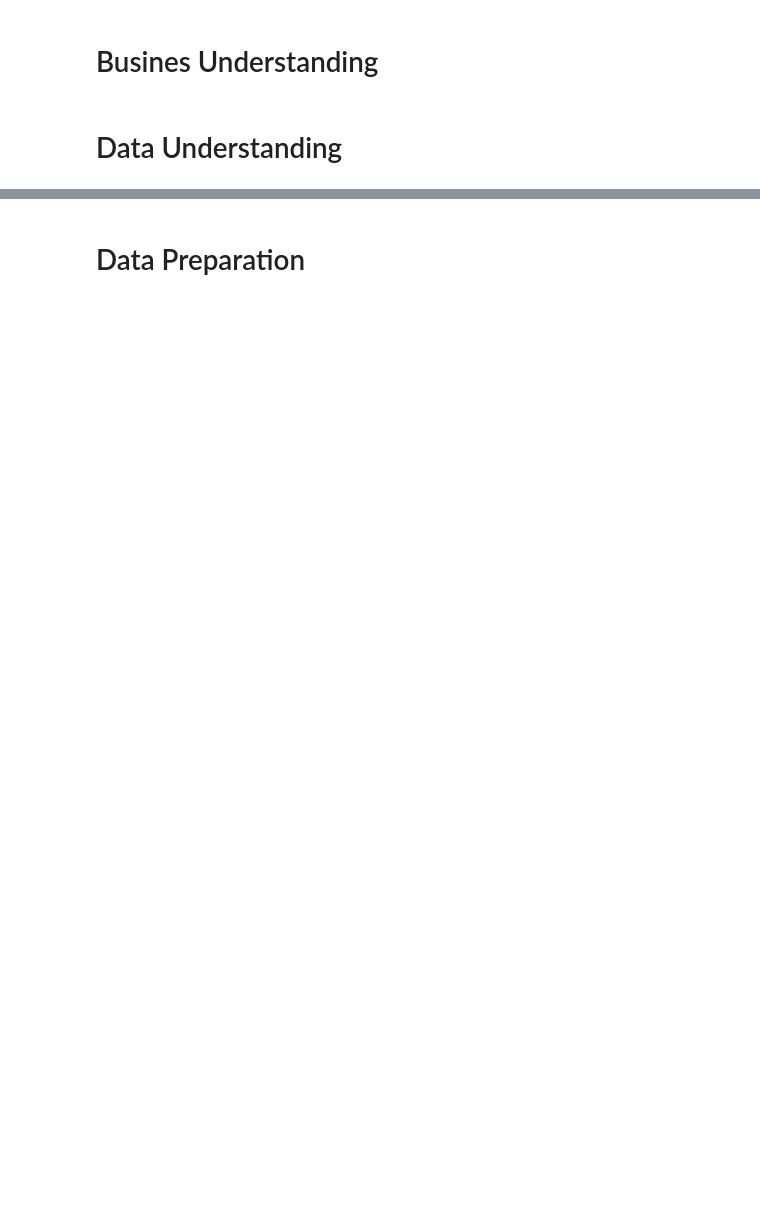
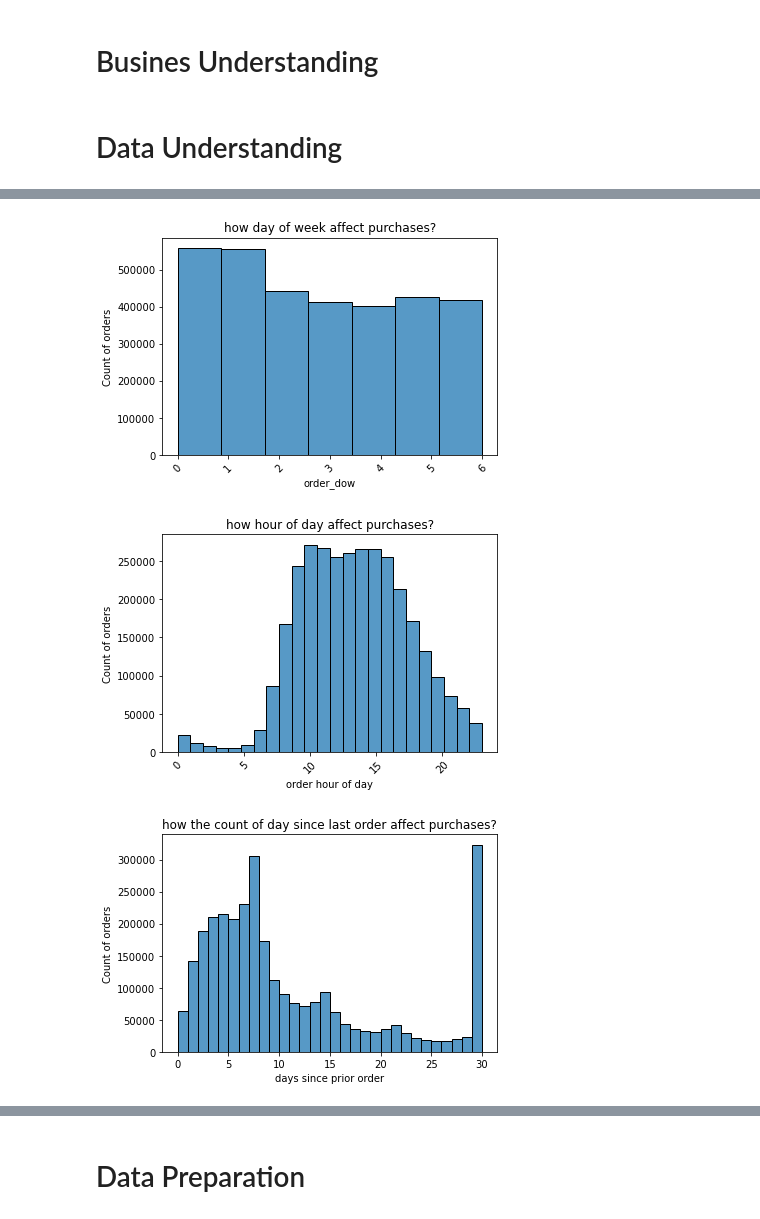
Before and after one commit to JonasHauth/Instacart-Tip-Prediction---Gruppe-6, a Jupyter notebook: Tip_Prediction_Instacart.ipynb, the cells around one changed output, grey strips where cells are left out. Saved outputs shown, nothing was run; the diff lists cells and outputs as text; code cells hidden in the pictures; blank space fills up the shorter version.

```diff
--- a/Tip_Prediction_Instacart.ipynb
+++ b/Tip_Prediction_Instacart.ipynb
@@ -88,0 +208,27 @@ Name: eval_set, dtype: int64
+# %%
+# Histogram for order day of week
+sns.histplot(data=instacart_train, x='order_dow', bins=7)
+plt.xlabel('order_dow')
+plt.ylabel('Count of orders')
+plt.title('how day of week affect purchases?')
+plt.xticks(rotation= 45)
+plt.show()
+
+# Histogram for order hour of day
+sns.histplot(data=instacart_train, x='order_hour_of_day', bins=24)
+plt.xlabel('order hour of day')
+plt.xticks(rotation= 45)
+plt.ylabel('Count of orders')
+plt.title('how hour of day affect purchases?')
+plt.show()
+
+# Histogram for days passed before last order
+sns.histplot(data=instacart_train, x='days_since_prior_order', bins=30)
+plt.xlabel('days since prior order')
+plt.ylabel('Count of orders')
+plt.title('how the count of day since last order affect purchases?')
+plt.show()
+# %% [output]
+[figure, added]
+[figure, added]
+[figure, added]
```
Also changed, not shown: parts of 14 cells of this notebook, 2 other files.
